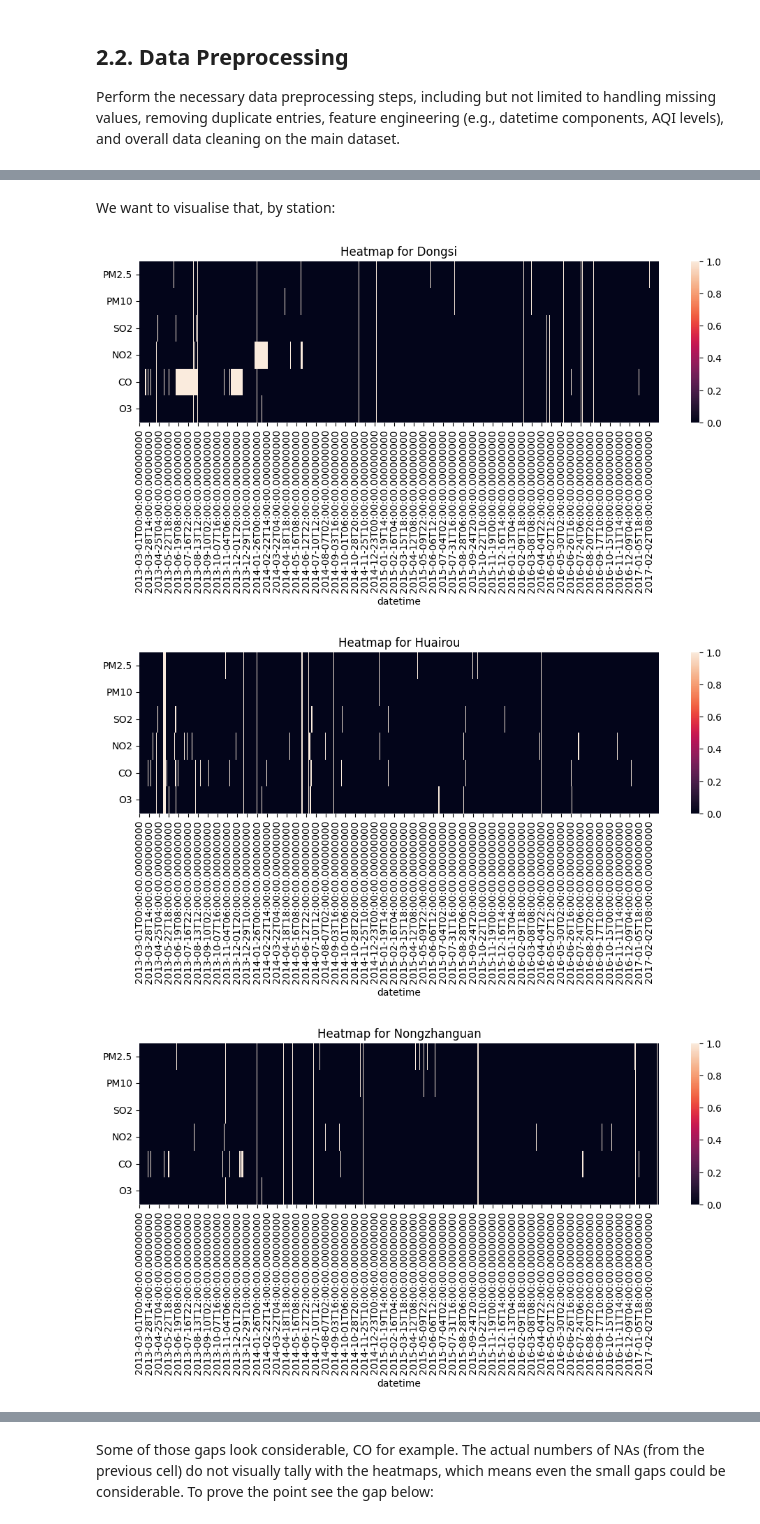
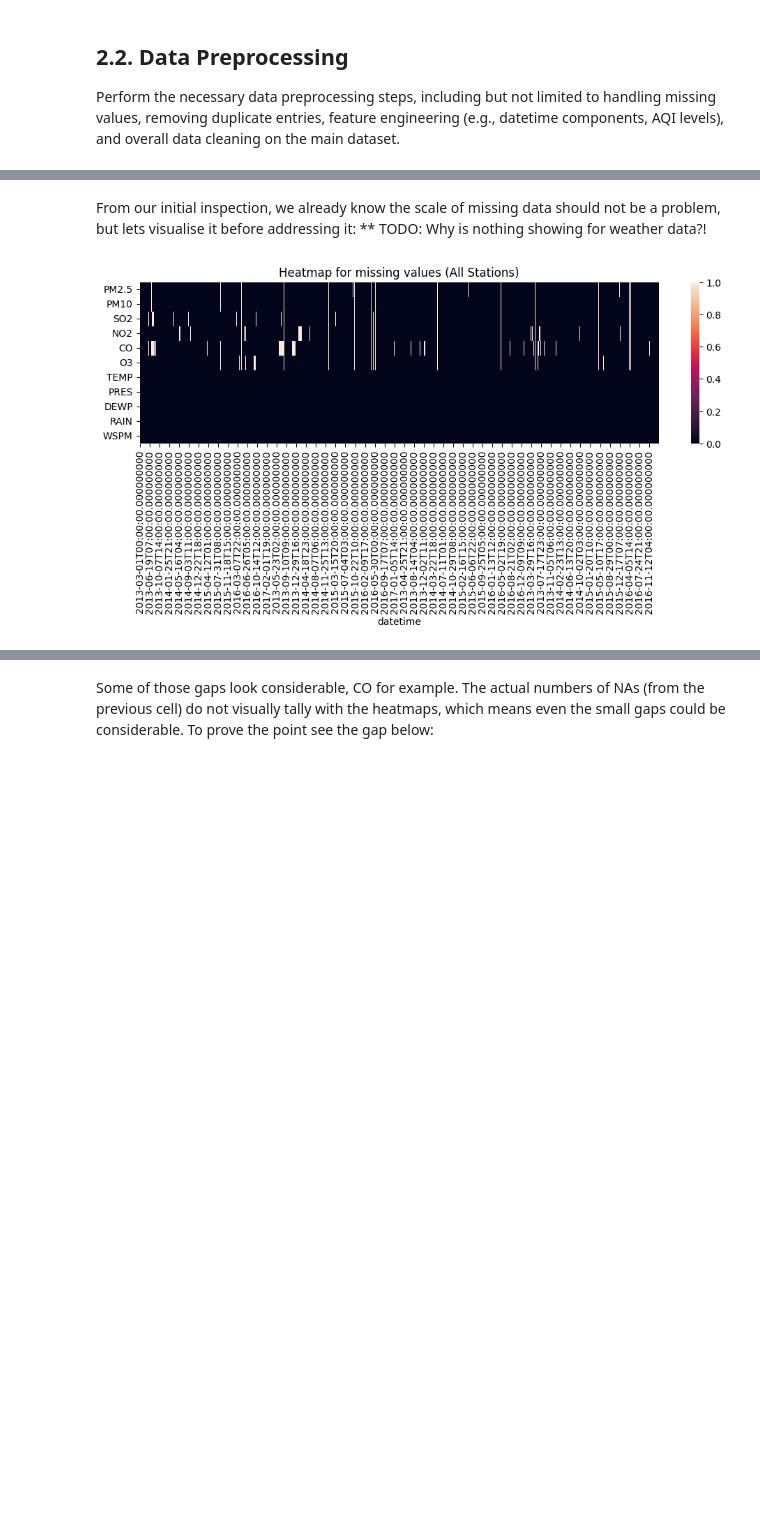
Before and after one commit to almar5855/CMP7005_PRAC1, a Jupyter notebook: st20339453 CMP7005 PRAC1.ipynb, the cells around one changed output, grey strips where cells are left out. Drawn from its saved outputs; the diff is of its cells as text; code cells hidden in the pictures; blank space fills up the shorter version.

```diff
--- a/st20339453 CMP7005 PRAC1.ipynb
+++ b/st20339453 CMP7005 PRAC1.ipynb
@@ -303,14 +289,12 @@ Length: 11, dtype: int64
 # %% [markdown]
-We want to visualise that, by station:
+From our initial inspection, we already know the scale of missing data should not be a problem, but lets visualise it before addressing it:
+** TODO: Why is nothing showing for weather data?!
 # %%
-for station, data in tmp:
-    plt.figure(figsize=(12, 3))
-    sns.heatmap(
-        data.isna().T,
-    )
-    plt.title(f"Heatmap for {station}")
-    plt.show()
+plt.figure(figsize=(12, 3))
+sns.heatmap(
+    station_data[pollution_components + meteorological_components].isna().T,
+)
+plt.title(f"Heatmap for missing values (All Stations)")
+plt.show()
 # %% [output]
-[figure, old version]
+[figure, new version]
-[figure, removed]
-[figure, removed]
```
Also changed, not shown: parts of 25 cells of this notebook.
